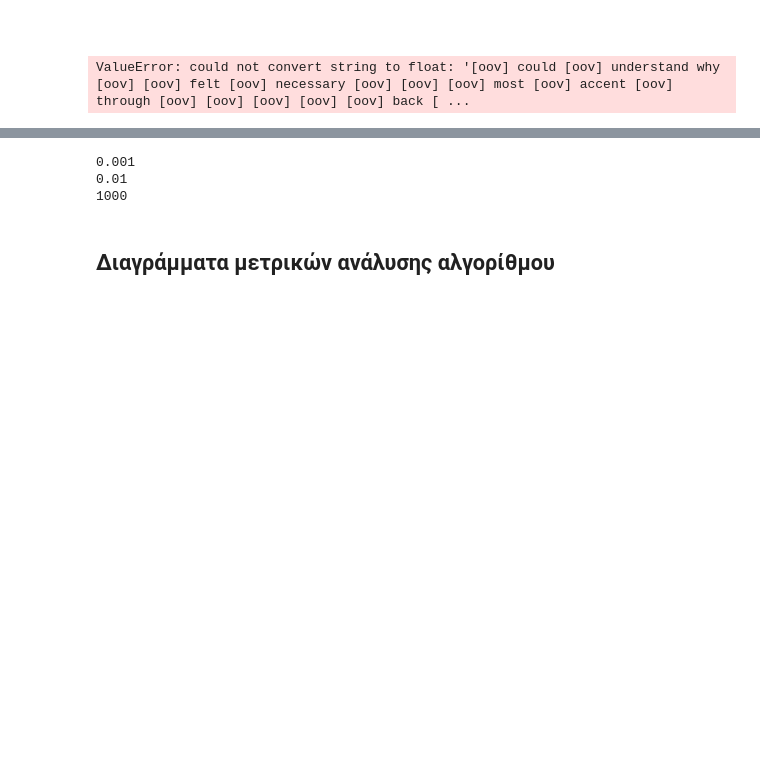
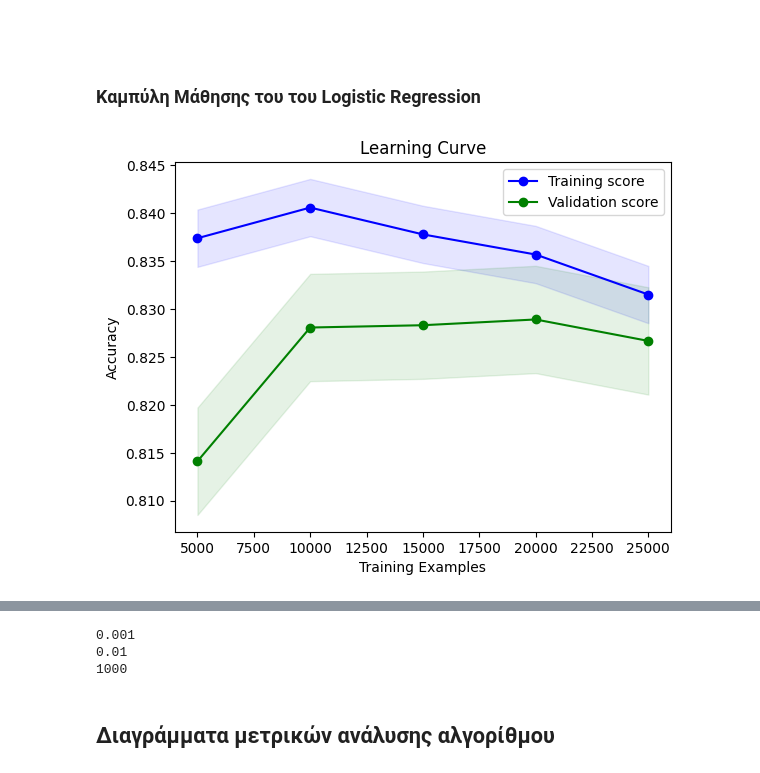
Before and after one commit to MariaSchoinaki/Imdb-classification-ML, a Jupyter notebook: src/LogisticRegression.ipynb, the cells around one changed output, grey strips where cells are left out. Cells and saved outputs as stored; diff of their text form; code cells hidden in the pictures; blank space fills up the shorter version.

```diff
--- a/src/LogisticRegression.ipynb
+++ b/src/LogisticRegression.ipynb
@@ -178,12 +178,11 @@ ipd.display(data_table)
 # %% [markdown]
 ###
-# %%
-log = LogisticRegression()
-
-log.fit(X_train, y_train_t)
-print(classification_report(y_dev,log.predict(X_dev)))
-# %% [output]
-ValueError: could not convert string to float: '[oov] could [oov] understand why [oov] [oov] felt [oov] necessary [oov] [oov] [oov] most [oov] accent [oov] through [oov] [oov] [oov] [oov] [oov] back [ ...
+# %% [markdown]
+### Καμπύλη Μάθησης του του Logistic Regression
+# %%
+plot_learning_curve(data)
+# %% [output]
+[figure, added]
 # %%
 print(data)
 # %% [output]
```
Also changed, not shown: parts of 26 cells of this notebook.
